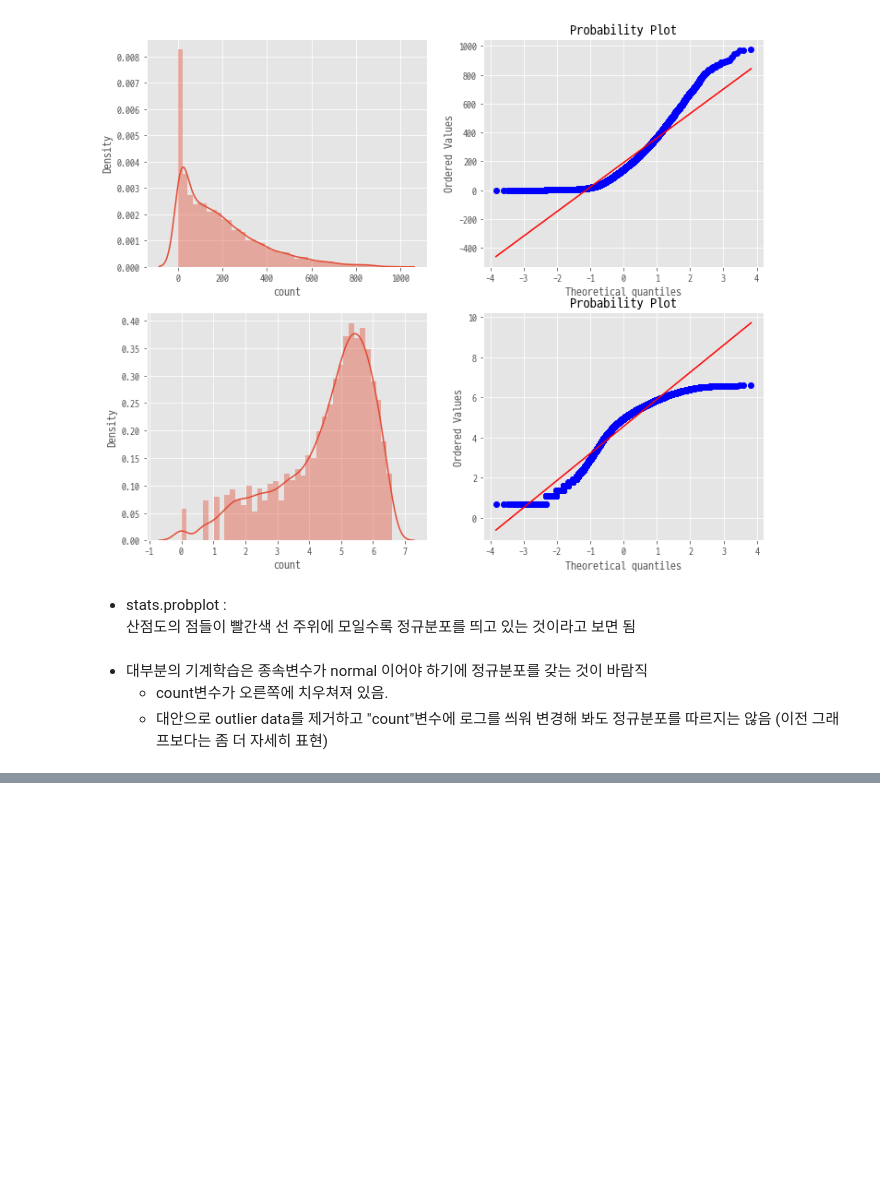
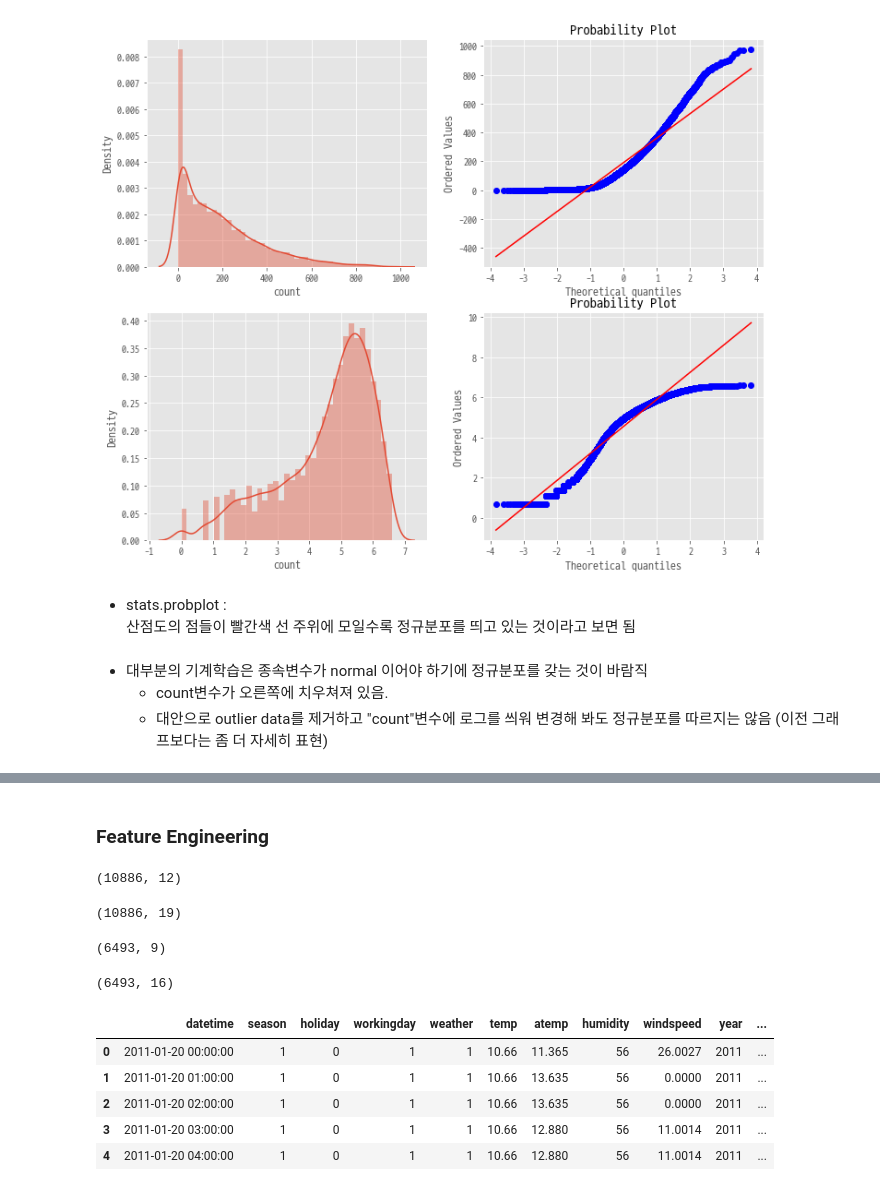
Before and after one commit to YouranWoo/ADP_study, a Jupyter notebook: regression_bikesharing_0524.ipynb, the cells around one changed output, grey strips where cells are left out. Saved outputs shown, nothing was run; the diff lists cells and outputs as text; code cells hidden in the pictures; blank space fills up the shorter version.

Commit message:
add feature engineering

```diff
--- a/regression_bikesharing_0524.ipynb
+++ b/regression_bikesharing_0524.ipynb
@@ -305,0 +336,43 @@ stats.probplot(np.log1p(trainWithoutOutliers["count"]), dist='norm', fit=True, p
+# %% [markdown]
+### Feature Engineering
+# %%
+train = pd.read_csv("example_data/bikesharing_train.csv", parse_dates=["datetime"])
+train.shape
+# %% [output]
+(10886, 12)
+# %%
+train['year'] = train['datetime'].dt.year
+train['month'] = train['datetime'].dt.month
+train['day'] = train['datetime'].dt.day
+train['hour'] = train['datetime'].dt.hour
+train['minute'] = train['datetime'].dt.minute
+train['second'] = train['datetime'].dt.second
+train['dayofweek'] = train['datetime'].dt.dayofweek
+train.shape
+# %% [output]
+(10886, 19)
+# %%
+test = pd.read_csv("example_data/bikesharing_test.csv", parse_dates=["datetime"])
+test.shape
+# %% [output]
+(6493, 9)
+# %%
+test['year'] = test['datetime'].dt.year
+test['month'] = test['datetime'].dt.month
+test['day'] = test['datetime'].dt.day
+test['hour'] = test['datetime'].dt.hour
+test['minute'] = test['datetime'].dt.minute
+test['second'] = test['datetime'].dt.second
+test['dayofweek'] = test['datetime'].dt.dayofweek
+test.shape
+# %% [output]
+(6493, 16)
+# %%
+test.head()
+# %% [output]
+|  | datetime | season | holiday | workingday | weather | temp | atemp | humidity | windspeed | year | ... |
+| 0 | 2011-01-20 00:00:00 | 1 | 0 | 1 | 1 | 10.66 | 11.365 | 56 | 26.0027 | 2011 | ... |
+| 1 | 2011-01-20 01:00:00 | 1 | 0 | 1 | 1 | 10.66 | 13.635 | 56 | 0.0000 | 2011 | ... |
+| 2 | 2011-01-20 02:00:00 | 1 | 0 | 1 | 1 | 10.66 | 13.635 | 56 | 0.0000 | 2011 | ... |
+| 3 | 2011-01-20 03:00:00 | 1 | 0 | 1 | 1 | 10.66 | 12.880 | 56 | 11.0014 | 2011 | ... |
+| 4 | 2011-01-20 04:00:00 | 1 | 0 | 1 | 1 | 10.66 | 12.880 | 56 | 11.0014 | 2011 | ... |
```
Also changed, not shown: parts of 15 cells of this notebook.
